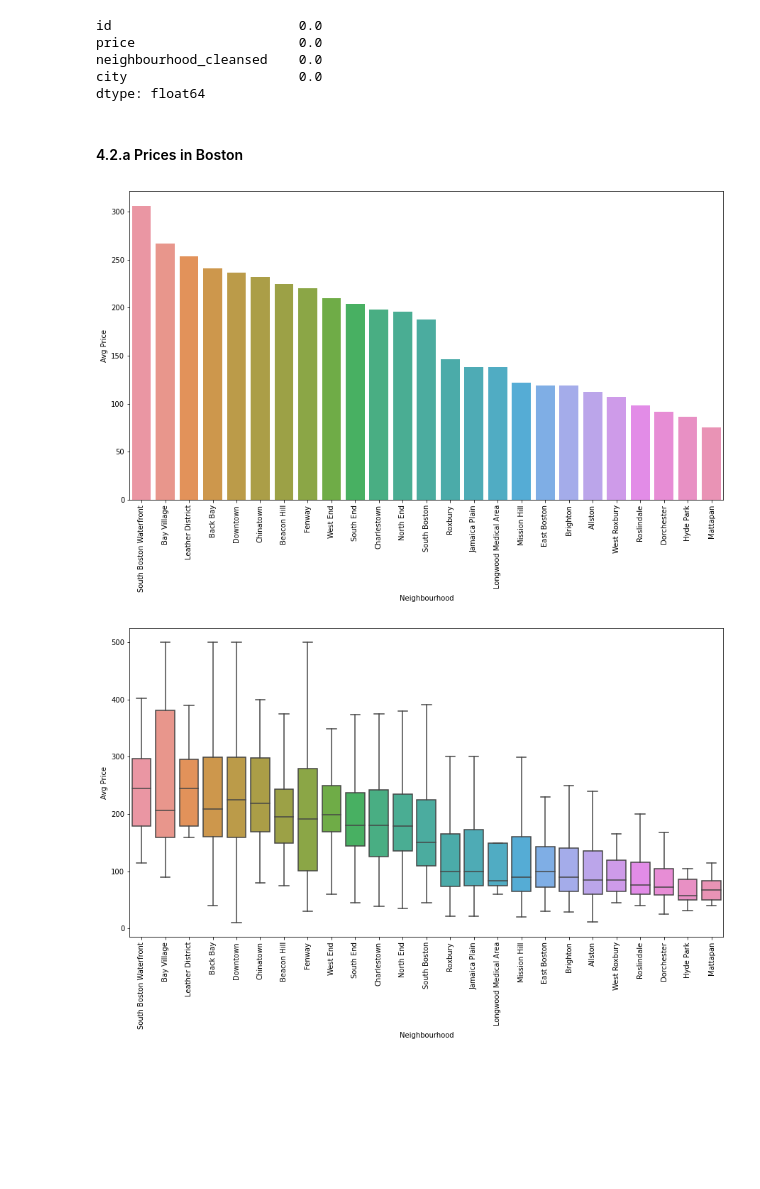
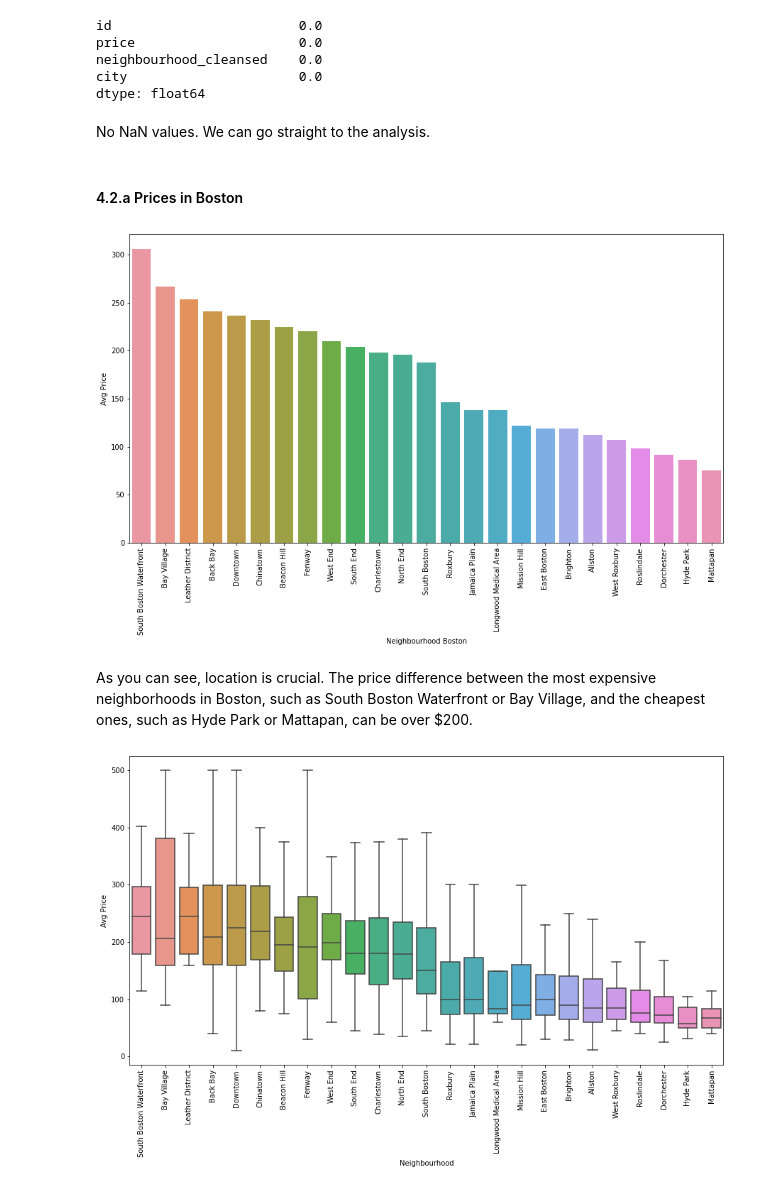
Before and after one commit to chrapkus/airbnb-analysis, a Jupyter notebook: airbnb-data-analysis.ipynb, the cells around one changed output. Cells and saved outputs as stored; diff of their text form; code cells hidden in the pictures; blank space fills up the shorter version.

```diff
--- a/airbnb-data-analysis.ipynb
+++ b/airbnb-data-analysis.ipynb
@@ -222,18 +184,16 @@ price                     0.0
 neighbourhood_cleansed    0.0
 city                      0.0
 dtype: float64
+# %% [markdown]
+No NaN values. We can go straight to the analysis.
 # %% [markdown]
 #### 4.2.a Prices in Boston
 # %%
-listings_by_area = clean_listings[clean_listings.city == 'Boston'].groupby(['city', 'neighbourhood_cleansed'], as_index = False).agg({'price' : 'mean', 'id' : 'count'})
-plot_order = listings_by_area.sort_values(by='price', ascending=False).neighbourhood_cleansed.values
-plt.figure(figsize = (15,8))
-ax = sns.barplot(data=listings_by_area, x="neighbourhood_cleansed", y="price",order=plot_order)
-ax.set(xlabel='Neighbourhood', ylabel='Avg Price')
-plt.xticks(rotation=90)
-plt.show()
+plot_order = bar_plot(clean_listings, 'Boston')
 # %% [output]
-[figure, old version]
+[figure, new version]
+# %% [markdown]
+As you can see, location is crucial. The price difference between the most expensive neighborhoods in Boston, such as South Boston Waterfront or Bay Village, and the cheapest ones, such as Hyde Park or Mattapan, can be over $200.
 # %%
 listings_by_area = clean_listings[clean_listings.city == 'Boston']
 plt.figure(figsize = (15,8))
```
Also changed, not shown: parts of 19 cells of this notebook, 1 other file.
